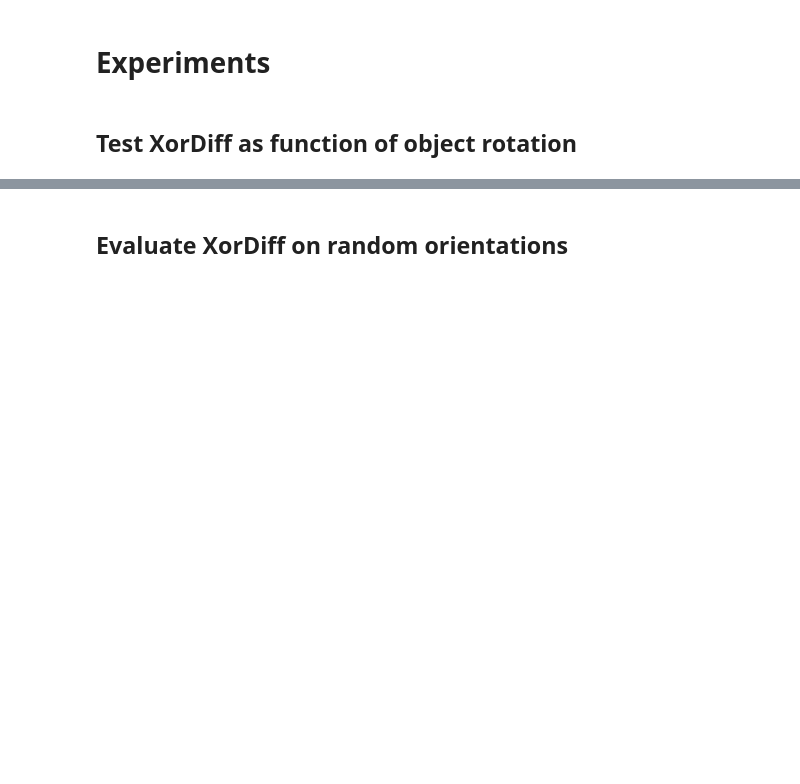
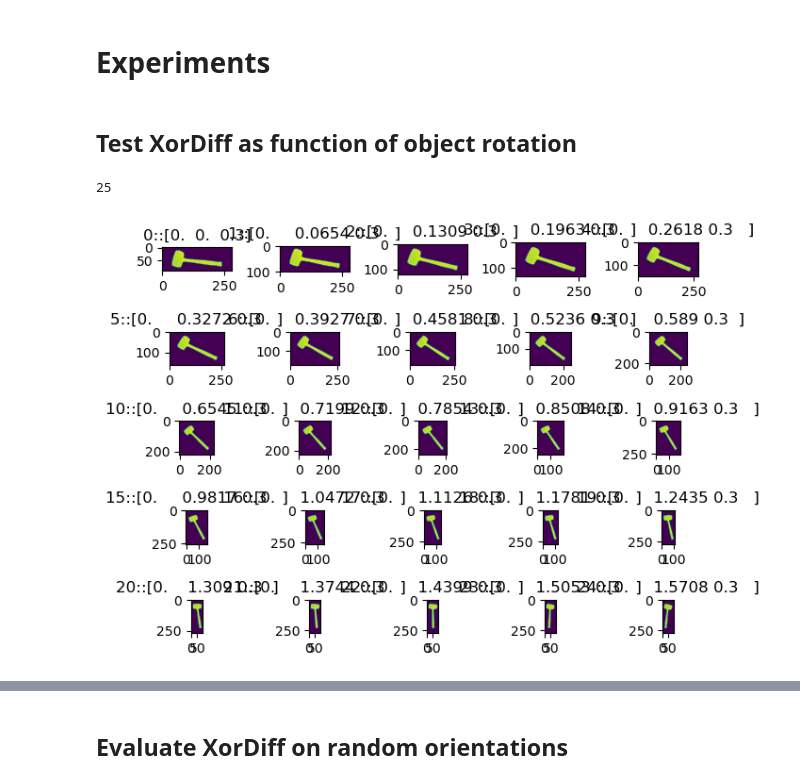
Before and after one commit to giladfrid009/3DoF-Orient-Detection, a Jupyter notebook: loss_evaluator.ipynb, the cells around one changed output, grey strips where cells are left out. Cells and saved outputs as stored; diff of their text form; code cells hidden in the pictures; blank space fills up the shorter version.

```diff
--- a/loss_evaluator.ipynb
+++ b/loss_evaluator.ipynb
@@ -178,7 +161,7 @@ n = 24
 init_pos = np.array([0,0,0.3])
 uni_orients = [list(init_pos)]
 
-q = np.array([1, 0, 0])
+q = np.array([0, 1, 0])
 delta = np.linspace(0, np.pi/2, num=n+1)
 
 for i in range(n):
@@ -187,26 +170,30 @@ for i in range(n):
 # uni_orients = OrientUtils.generate_random(250)
 uni_positions = [ObjectPosition(orient, INIT_LOCATION) for orient in uni_orients]
 len(uni_positions)
+# %% [output]
+25
 # %%
 # choose an object and show the orientations
 
-object_name = OBJECTS[0]
+object_name = 'hammer'
 
 with create_viewer(object_name, config.CAMERA_CONFIG, True) as viewer:
     nrows, ncols = (5, 5)
     fig, axes = plt.subplots(nrows, ncols)
     for idx, pos in enumerate(uni_positions):
         col = idx%ncols
         row = math.floor(idx/ncols)
         ax = axes[row, col]
         render = (viewer.get_view_cropped(pos, depth=True)[0])
         # render[render == 0] = 256
         ax.imshow(render)
 
         # print(pos)
         ax.set_title(f"{idx}::{np.round(pos.orientation, 4)}")
 
     fig.tight_layout()
+# %% [output]
+[figure, added]
 # %%
 # Evaluate XorDiff
 from evaluate import eval_funcs
```
Also changed, not shown: parts of 13 cells of this notebook, 26 other files.
